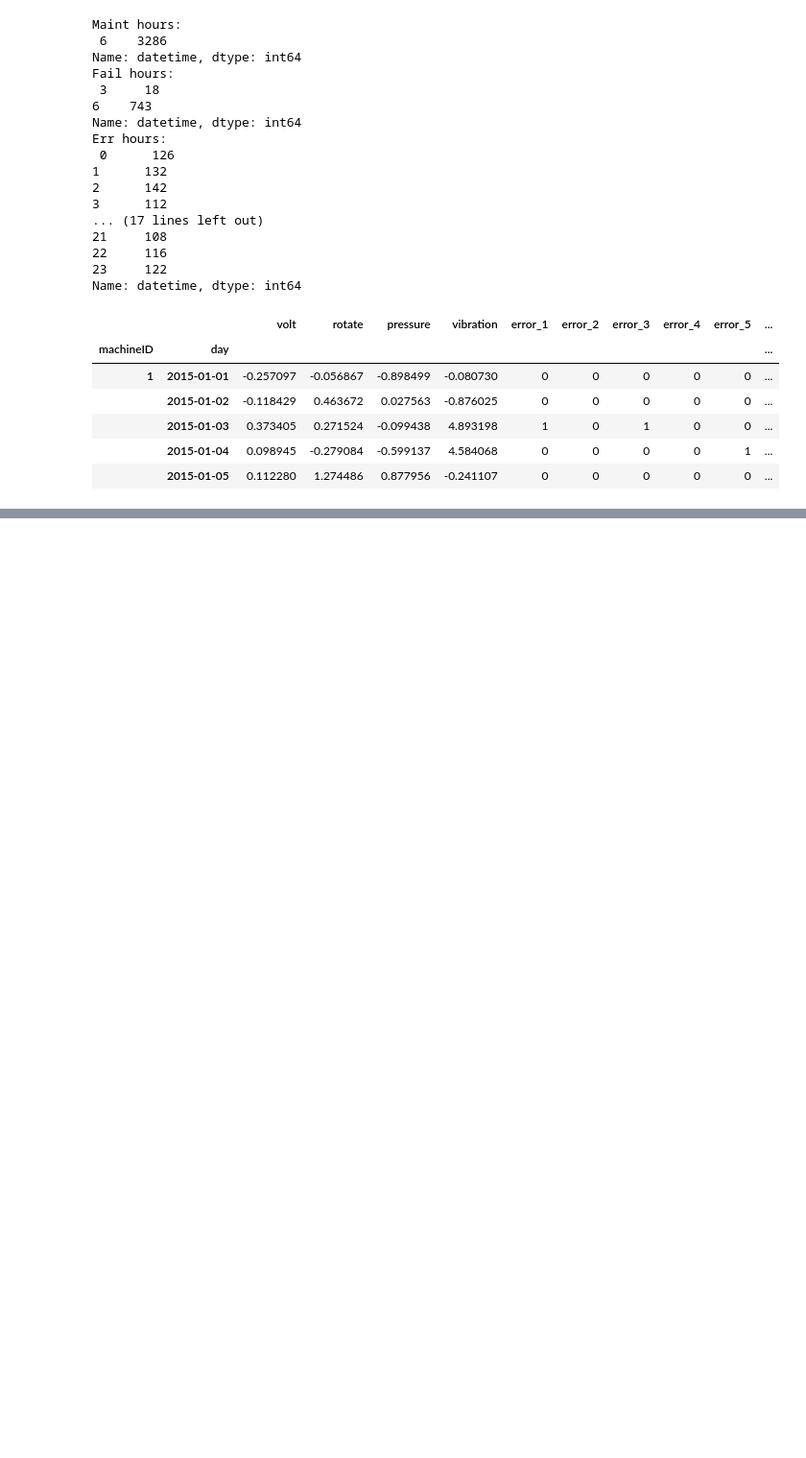
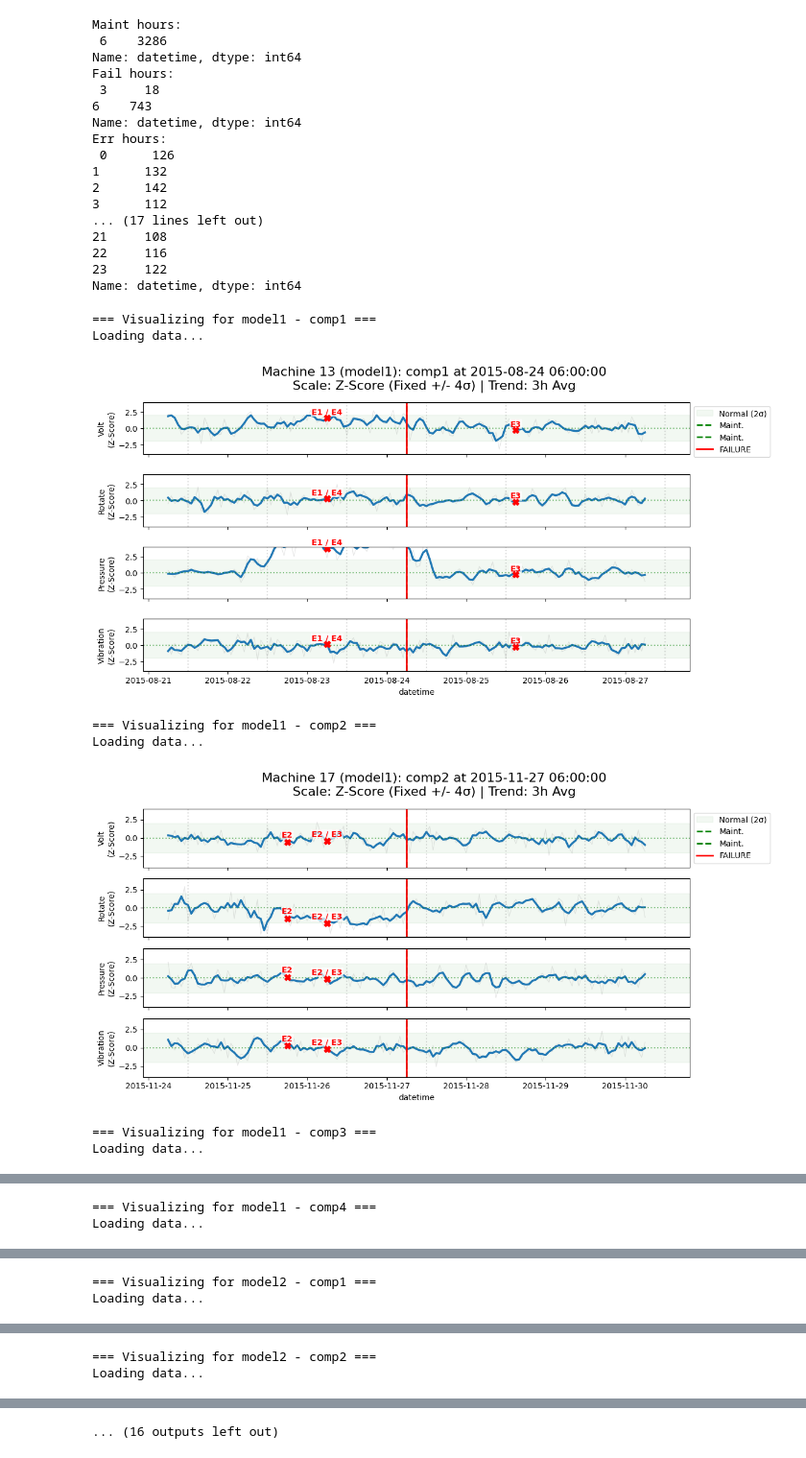
Before and after one commit to jv935/machine_causal, a Jupyter notebook: pred_maint.ipynb, the cells around one changed output, grey strips where cells are left out. Shown at 96% size. Drawn from its saved outputs; the diff is of its cells as text; code cells hidden in the pictures; blank space fills up the shorter version.

Commit message:
Visualize telemetry around failure

```diff
--- a/pred_maint.ipynb
+++ b/pred_maint.ipynb
@@ -117,20 +187,27 @@ def load_data_daily(
 # %%
-data = load_data_daily(
-    telemetry_path="./data/PdM_telemetry.csv",
-    errors_path="./data/PdM_errors.csv",
-    failures_path="./data/PdM_failures.csv",
-    maint_path="./data/PdM_maint.csv",
-    machines_path="./data/PdM_machines.csv",
-    machine_id=0,  # all machines
-    scale_sensors=True,
-    telemetry_agg="mean",
-)
-data.head()
+for model_type in ["model1", "model2", "model3", "model4"]:
+    for failure_type in ["comp1", "comp2", "comp3", "comp4"]:
+        print(f"\n\n=== Visualizing for {model_type} - {failure_type} ===")
+        visualize_data(
+            telemetry_path="./data/PdM_telemetry.csv",
+            errors_path="./data/PdM_errors.csv",
+            failures_path="./data/PdM_failures.csv",
+            maint_path="./data/PdM_maint.csv",
+            machines_path="./data/PdM_machines.csv",
+            machine_model=model_type,
+            failure_type=failure_type,
+            window_hours=72,
+            n_examples=1,
+            ylim_sigma=4,
+            smooth_window=3,
+            scale=True
+        )
 # %% [output]
-|  |  | volt | rotate | pressure | vibration | error_1 | error_2 | error_3 | error_4 | error_5 | ... |
-| machineID | day |  |  |  |  |  |  |  |  |  | ... |
-| 1 | 2015-01-01 | -0.257097 | -0.056867 | -0.898499 | -0.080730 | 0 | 0 | 0 | 0 | 0 | ... |
-|  | 2015-01-02 | -0.118429 | 0.463672 | 0.027563 | -0.876025 | 0 | 0 | 0 | 0 | 0 | ... |
-|  | 2015-01-03 | 0.373405 | 0.271524 | -0.099438 | 4.893198 | 1 | 0 | 1 | 0 | 0 | ... |
-|  | 2015-01-04 | 0.098945 | -0.279084 | -0.599137 | 4.584068 | 0 | 0 | 0 | 0 | 1 | ... |
-|  | 2015-01-05 | 0.112280 | 1.274486 | 0.877956 | -0.241107 | 0 | 0 | 0 | 0 | 0 | ... |
+=== Visualizing for model1 - comp1 ===
+Loading data...
+[figure, added]
+=== Visualizing for model1 - comp2 ===
+Loading data...
+[figure, added]
+=== Visualizing for model1 - comp3 ===
+Loading data...
@@ -136,0 +215,2 @@ data.head()
+=== Visualizing for model1 - comp4 ===
+Loading data...
@@ -136,0 +218,2 @@ data.head()
+=== Visualizing for model2 - comp1 ===
+Loading data...
@@ -136,0 +221,2 @@ data.head()
+=== Visualizing for model2 - comp2 ===
+Loading data...
@@ -136,0 +224 @@ data.head()
+... (16 outputs left out)
```
Also changed, not shown: parts of 8 cells of this notebook, 1 other file.
